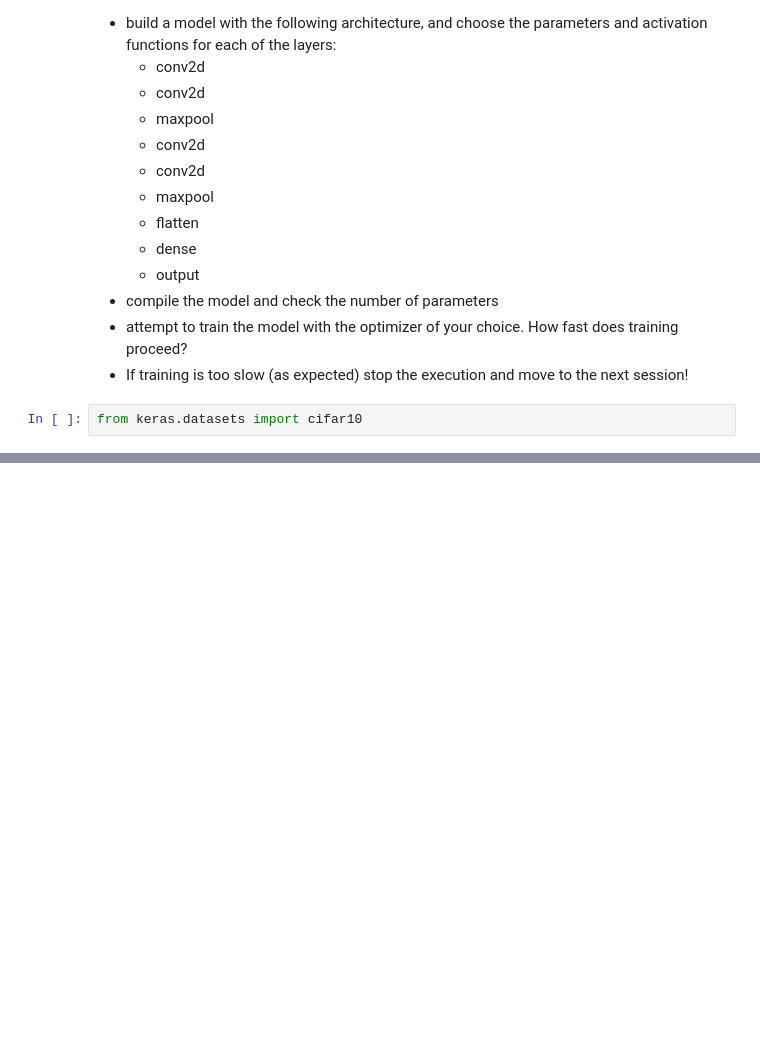
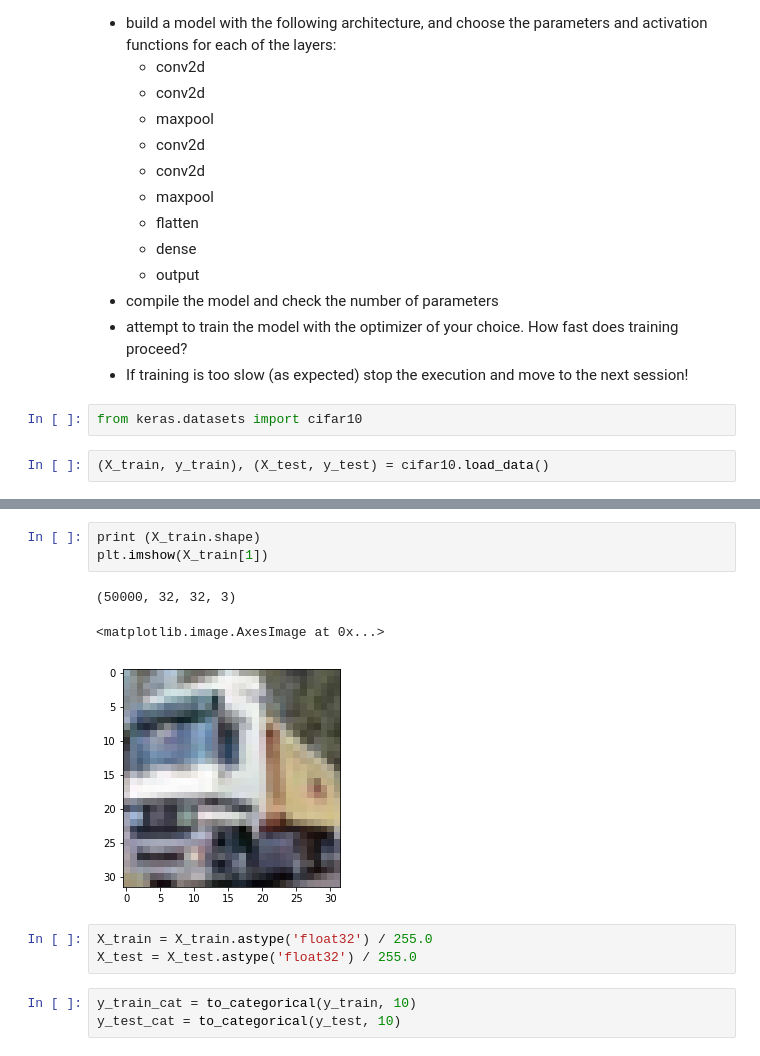
Before and after one commit to javmar08/zero_to_deep_learning_udemy, a Jupyter notebook: course/6 Convolutional Neural Networks.ipynb, the cells around one changed output, grey strips where cells are left out. Drawn from its saved outputs; the diff is of its cells as text; blank space fills up the shorter version.

```diff
--- a/course/6 Convolutional Neural Networks.ipynb
+++ b/course/6 Convolutional Neural Networks.ipynb
@@ -519,3 +601,5 @@ Here's what you have to do:
 - If training is too slow (as expected) stop the execution and move to the next session!
 # %%
 from keras.datasets import cifar10
+# %%
+(X_train, y_train), (X_test, y_test) = cifar10.load_data()
@@ -521,0 +608,13 @@ from keras.datasets import cifar10
+# %%
+print (X_train.shape)
+plt.imshow(X_train[1])
+# %% [output]
+(50000, 32, 32, 3)
+<matplotlib.image.AxesImage at 0x...>
+[figure, added]
+# %%
+X_train = X_train.astype('float32') / 255.0
+X_test = X_test.astype('float32') / 255.0
+# %%
+y_train_cat = to_categorical(y_train, 10)
+y_test_cat = to_categorical(y_test, 10)
```
Also changed, not shown: parts of 12 cells of this notebook, 1 other file.
